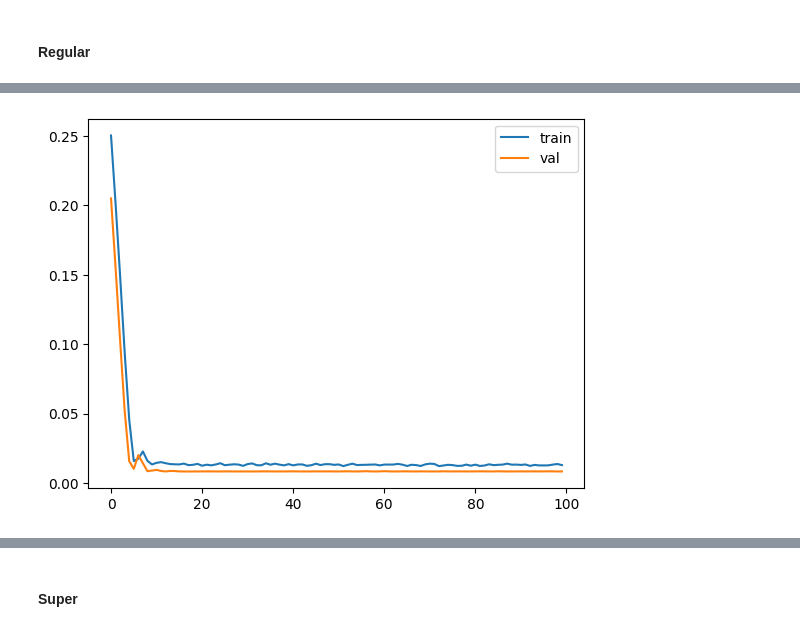
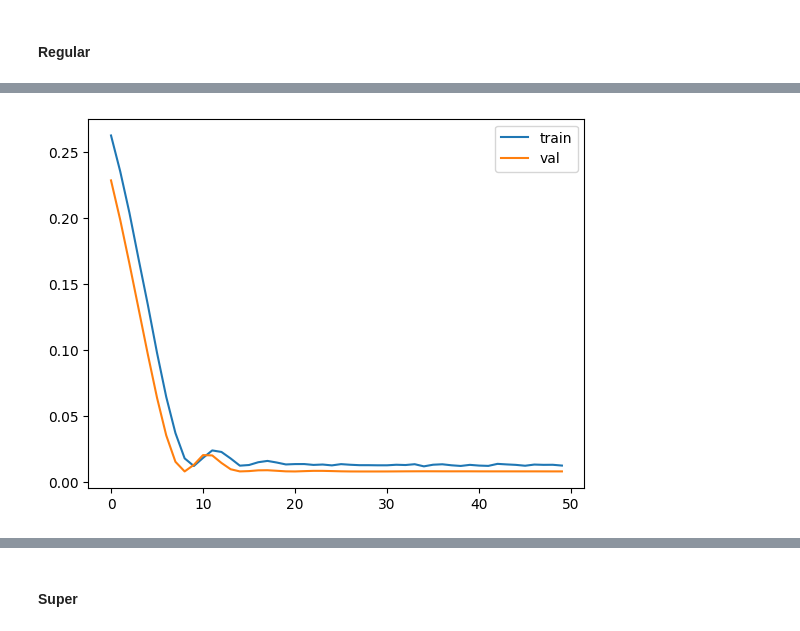
Before and after one commit to FranzCastillo/GUA-Gasoline-Analysis, a Jupyter notebook: LSTM.ipynb, the cells around one changed output, grey strips where cells are left out. Saved outputs shown, nothing was run; the diff lists cells and outputs as text; code cells hidden in the pictures.

```diff
--- a/LSTM.ipynb
+++ b/LSTM.ipynb
@@ -557,4 +448,12 @@ model_regular_v2 = tf.keras.models.Sequential([
 # %%
-model_regular_v2.compile(optimizer='adam', loss='mean_squared_error')
+model_regular_v2 = KerasRegressor(model=create_model_regular_v2, verbose=0)
 # %%
-model_regular_v2.summary()
+param_grid_regular_v2 = {
+    'model__lstm_units': [50, 100],
+    'model__dense_units': [25, 50],
+    'model__dropout_rate': [0.2, 0.3],
+    'batch_size': [32, 64],
+    'epochs': [50, 100]
+}
+
+grid_regular_v2 = GridSearchCV(estimator=model_regular_v2, param_grid=param_grid_regular_v2, cv=3, verbose=1, n_jobs=-1)
@@ -583,10 +460,7 @@ Model: "sequential_18"
 # %%
-history_regular_v2 = model_regular_v2.fit(
-    X_train_regular,
-    y_train_regular,
-    epochs=100,
-    batch_size=36,
-    validation_data=(X_val_regular, y_val_regular),
-    verbose=1
-)
+grid_result_regular_v2 = grid_regular_v2.fit(X_train_regular, y_train_regular, validation_data=(X_val_regular, y_val_regular))
+
+print(f"Mejor resultado: {grid_result_regular_v2.best_score_} usando {grid_result_regular_v2.best_params_}")
+
+best_model_regular_v2 = grid_result_regular_v2.best_estimator_
 # %% [output]
@@ -610,8 +469,8 @@ Epoch 100/100
 # %%
-plt.plot(history_regular_v2.history['loss'], label='train')
-plt.plot(history_regular_v2.history['val_loss'], label='val')
+plt.plot(best_model_regular_v2.history_['loss'], label='train')
+plt.plot(best_model_regular_v2.history_['val_loss'], label='val')
 plt.legend()
 plt.show()
 # %% [output]
-[figure, old version]
+[figure, new version]
 # %%
```
Also changed, not shown: parts of 52 cells of this notebook, 1 other file.
